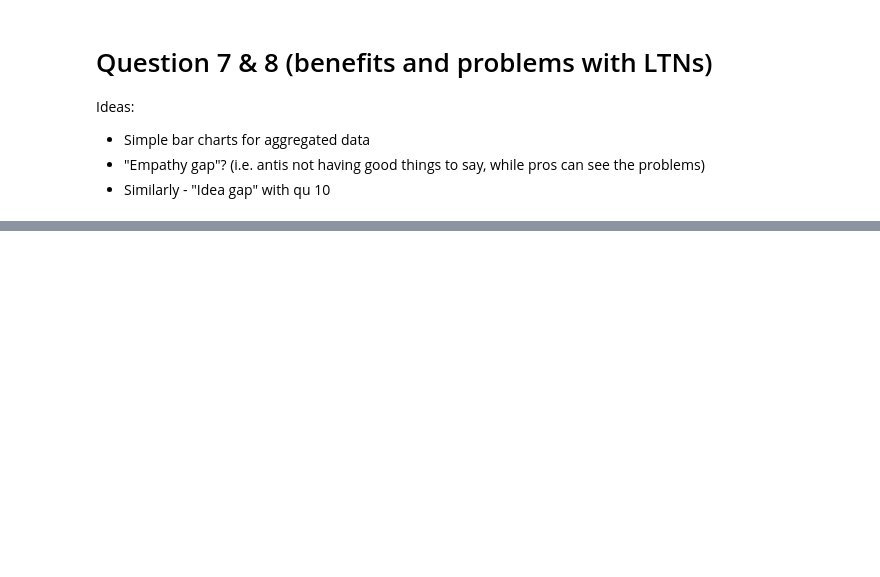
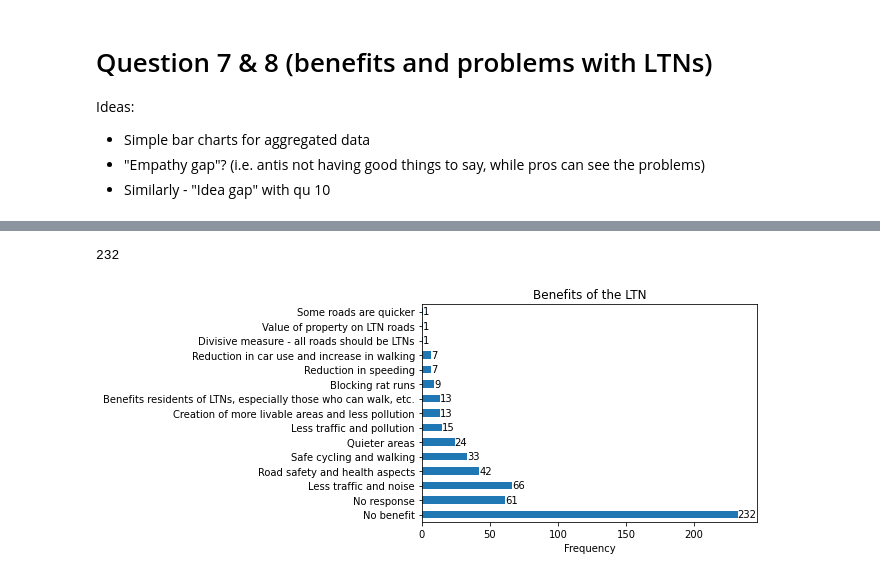
Before and after one commit to annarailton/littlemore_ltn_analysis, a Jupyter notebook: lpc_ltn_analysis.ipynb, the cells around one changed output, grey strips where cells are left out. Drawn from its saved outputs; the diff is of its cells as text; code cells hidden in the pictures; blank space fills up the shorter version.

Commit message:
Minor clean up + adding qu 7 and 8 graphs

```diff
--- a/lpc_ltn_analysis.ipynb
+++ b/lpc_ltn_analysis.ipynb
@@ -1472,3 +1365,7 @@ Ideas:
 - Simple bar charts for aggregated data
 - "Empathy gap"? (i.e. antis not having good things to say, while pros can see the problems)
 - Similarly - "Idea gap" with qu 10
+# %%
+qu7_responses = pd.read_csv('data/qu7_responses.csv', header=None)
+qu7_responses.rename(columns = {0: "Benefit", 1: "Frequency"}, inplace=True)
+qu7_responses.head()
@@ -1474,0 +1379,20 @@ Ideas:
+# %%
+# Those giving a positive answer to this question
+num_no_benefit = qu7_responses[qu7_responses['Benefit'] == "No benefit"]['Frequency'].values[0]
+num_no_response = qu7_responses[qu7_responses['Benefit'] == "No response"]['Frequency'].values[0]
+sum(qu7_responses['Frequency']) - num_no_benefit - num_no_response
+# %% [output]
+232
+# %%
+qu7_responses.set_index('Benefit', inplace=True)  # To get the y labels
+# %%
+ax = qu7_responses.plot.barh()
+ax.bar_label(ax.containers[0])
+ax.get_legend().remove()
+ax.set_title("Benefits of the LTN")
+ax.set_xlim([0, 246]) # to fit largest count label on
+ax.set_xlabel("Frequency")
+ax.set_ylabel("")
+plt.savefig("img/13_ltn_benefits.png", bbox_inches="tight")
+# %% [output]
+[figure, added]
```
Also changed, not shown: parts of 33 cells of this notebook.
